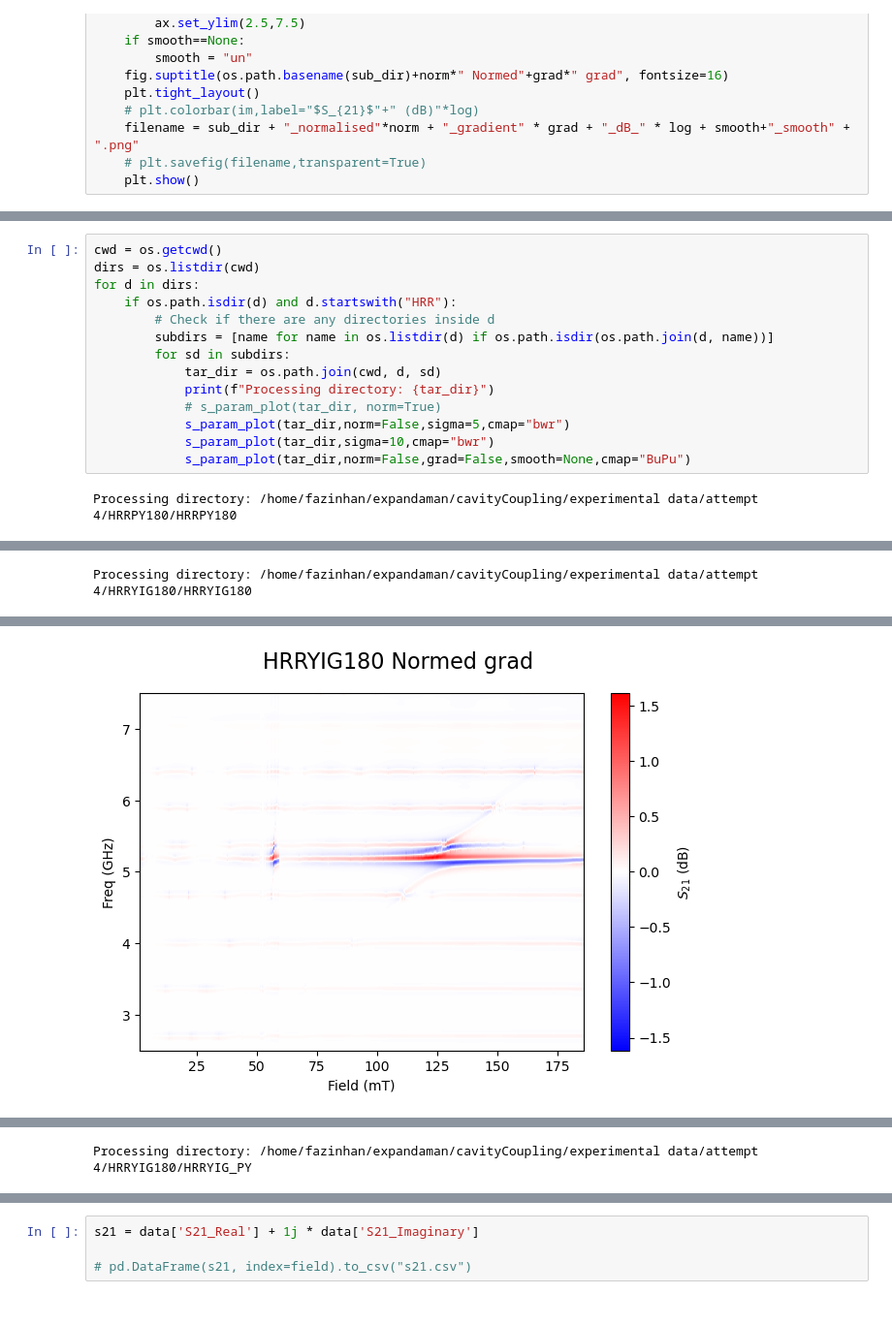
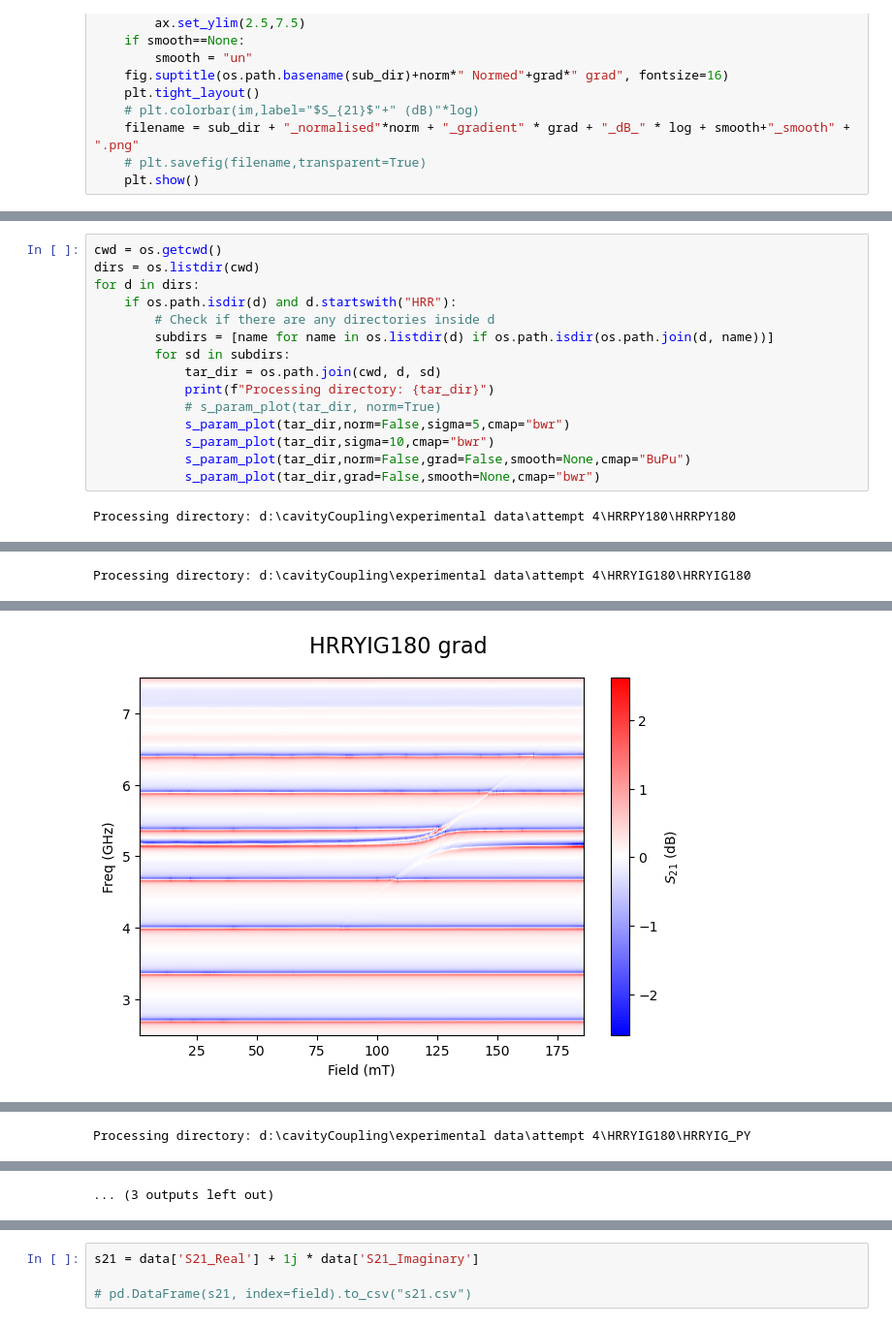
Before and after one commit to FazinHan/cavityCoupling, a Jupyter notebook: experimental data/attempt 4/read_data.ipynb, the cells around one changed output, grey strips where cells are left out. Shown at 97% size. Drawn from its saved outputs; the diff is of its cells as text.

```diff
--- a/experimental data/attempt 4/read_data.ipynb
+++ b/experimental data/attempt 4/read_data.ipynb
@@ -136,8 +136,9 @@ for d in dirs:
             s_param_plot(tar_dir,norm=False,sigma=5,cmap="bwr")
             s_param_plot(tar_dir,sigma=10,cmap="bwr")
             s_param_plot(tar_dir,norm=False,grad=False,smooth=None,cmap="BuPu")
+            s_param_plot(tar_dir,grad=False,smooth=None,cmap="bwr")
 # %% [output]
-Processing directory: /home/fazinhan/expandaman/cavityCoupling/experimental data/attempt 4/HRRPY180/HRRPY180
+Processing directory: d:\cavityCoupling\experimental data\attempt 4\HRRPY180\HRRPY180
 [figure]
 [figure]
 [figure]
@@ -144 +146 @@ Processing directory: /home/fazinhan/expandaman/cavityCoupling/experimental data
-Processing directory: /home/fazinhan/expandaman/cavityCoupling/experimental data/attempt 4/HRRYIG180/HRRYIG180
+Processing directory: d:\cavityCoupling\experimental data\attempt 4\HRRYIG180\HRRYIG180
@@ -146 +147 @@ Processing directory: /home/fazinhan/expandaman/cavityCoupling/experimental data
-[figure, old version]
+[figure, new version]
@@ -148 +148,0 @@ Processing directory: /home/fazinhan/expandaman/cavityCoupling/experimental data
-Processing directory: /home/fazinhan/expandaman/cavityCoupling/experimental data/attempt 4/HRRYIG180/HRRYIG_PY
@@ -150,0 +151 @@ Processing directory: /home/fazinhan/expandaman/cavityCoupling/experimental data
+Processing directory: d:\cavityCoupling\experimental data\attempt 4\HRRYIG180\HRRYIG_PY
@@ -152 +153,2 @@ Processing directory: /home/fazinhan/expandaman/cavityCoupling/experimental data
+... (3 outputs left out)
 # %%
```
Also changed, not shown: parts of 4 cells of this notebook, 3 other files.
